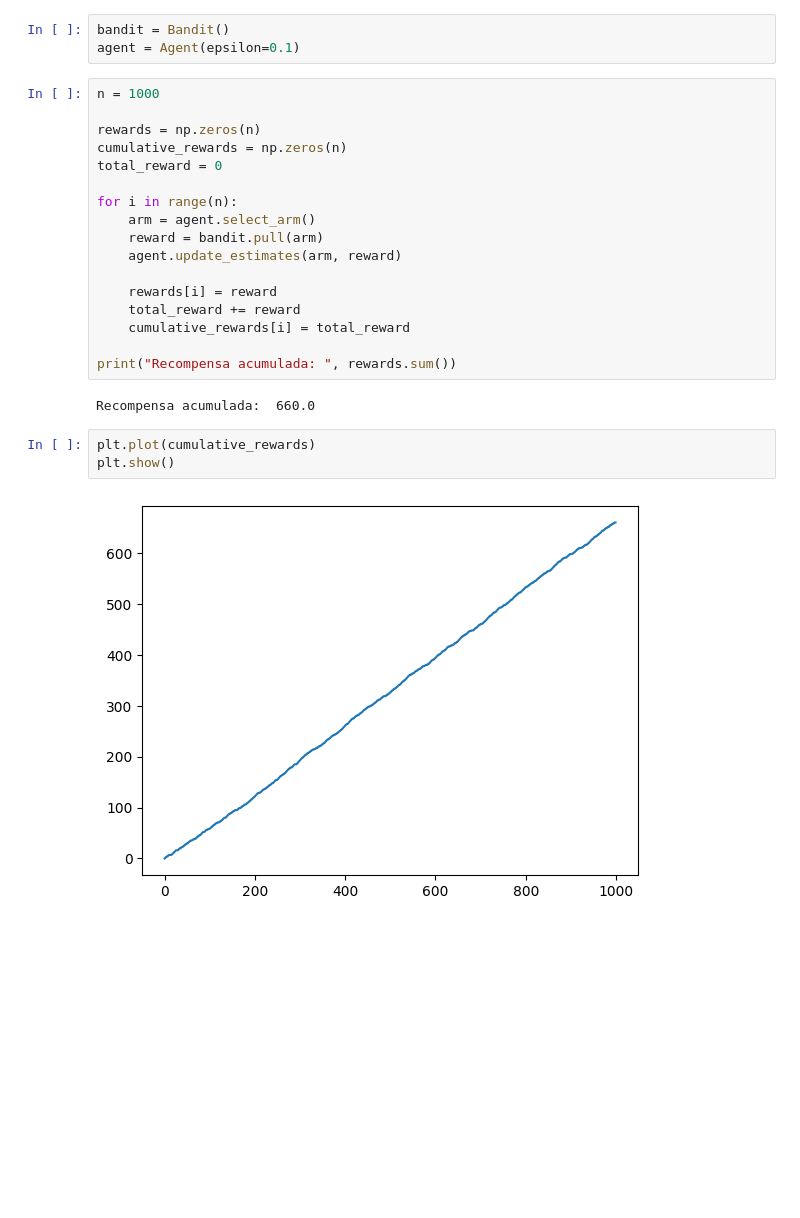
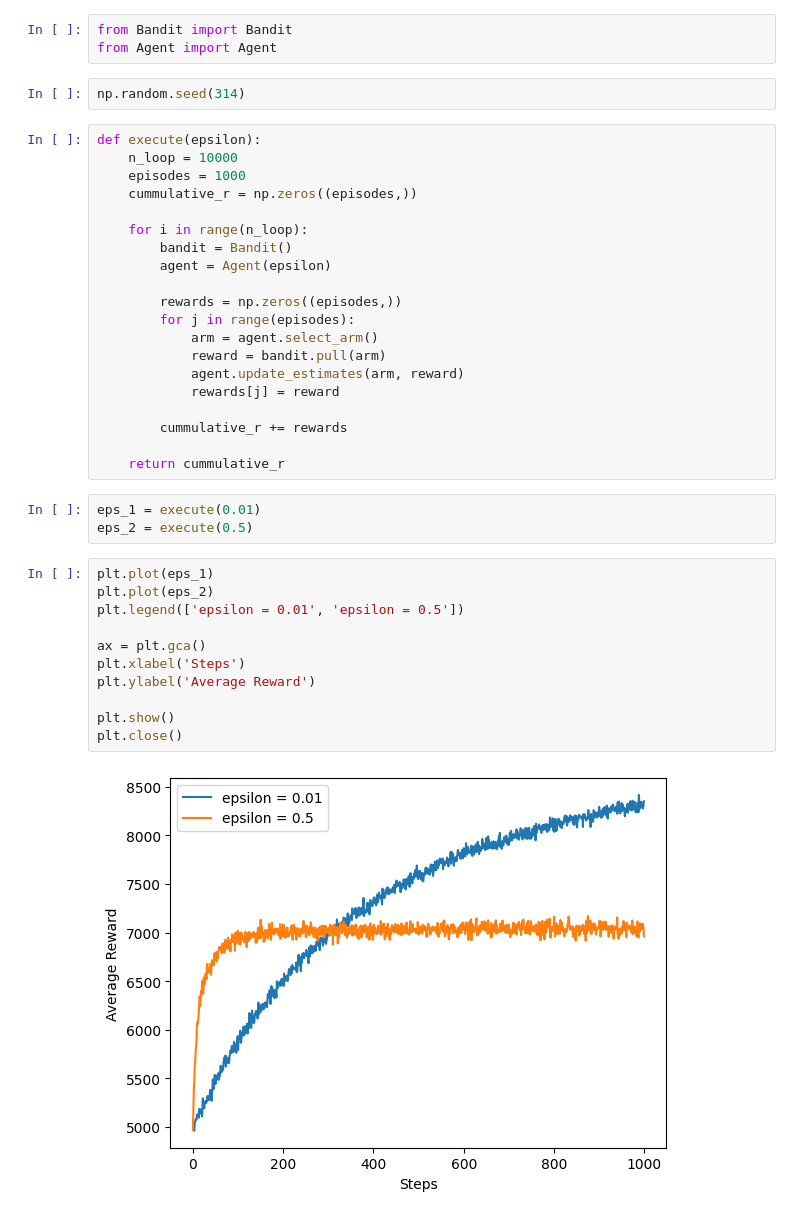
Before and after one commit to MGonza20/Lab01_RL_UVG, a Jupyter notebook: main.ipynb, the cells around one changed output. Cells and saved outputs as stored; diff of their text form; blank space fills up the shorter version.

Commit message:
multiple epsilons

```diff
--- a/main.ipynb
+++ b/main.ipynb
@@ -7,27 +4,41 @@ from Agent import Agent
-# %%
-bandit = Bandit()
-agent = Agent(epsilon=0.1)
+# %%
+from Bandit import Bandit
+from Agent import Agent
+# %%
+np.random.seed(314)
 # %%
-n = 1000
+def execute(epsilon):
+    n_loop = 10000
+    episodes = 1000
+    cummulative_r = np.zeros((episodes,))
 
-rewards = np.zeros(n)
-cumulative_rewards = np.zeros(n)
-total_reward = 0
+    for i in range(n_loop):
+        bandit = Bandit()
+        agent = Agent(epsilon)
 
-for i in range(n):
-    arm = agent.select_arm()
-    reward = bandit.pull(arm)
-    agent.update_estimates(arm, reward)
+        rewards = np.zeros((episodes,))
+        for j in range(episodes):
+            arm = agent.select_arm()
+            reward = bandit.pull(arm)
+            agent.update_estimates(arm, reward)
+            rewards[j] = reward
 
-    rewards[i] = reward
-    total_reward += reward
-    cumulative_rewards[i] = total_reward
+        cummulative_r += rewards
 
-print("Recompensa acumulada: ", rewards.sum())
+    return cummulative_r
-# %% [output]
-Recompensa acumulada:  660.0
-# %%
-plt.plot(cumulative_rewards)
-plt.show()
-# %% [output]
-[figure, removed]
+# %%
+eps_1 = execute(0.01)
+eps_2 = execute(0.5)
+# %%
+plt.plot(eps_1)
+plt.plot(eps_2)
+plt.legend(['epsilon = 0.01', 'epsilon = 0.5'])
+
+ax = plt.gca()
+plt.xlabel('Steps')
+plt.ylabel('Average Reward')
+
+plt.show()
+plt.close()
+# %% [output]
+[figure, added]
```
Also changed, not shown: parts of 1 cell of this notebook, 2 other files.
